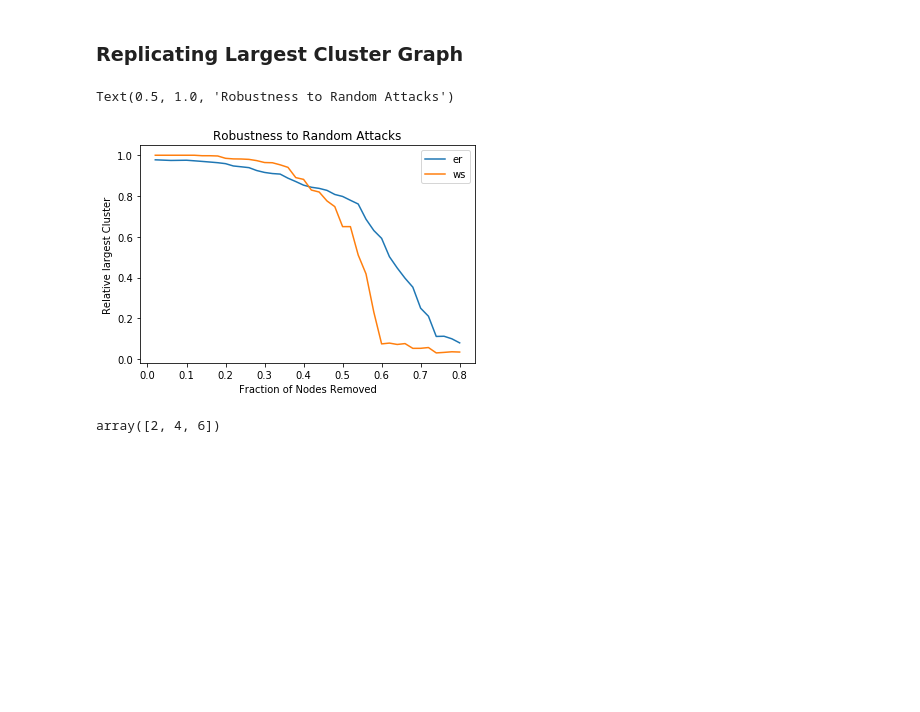
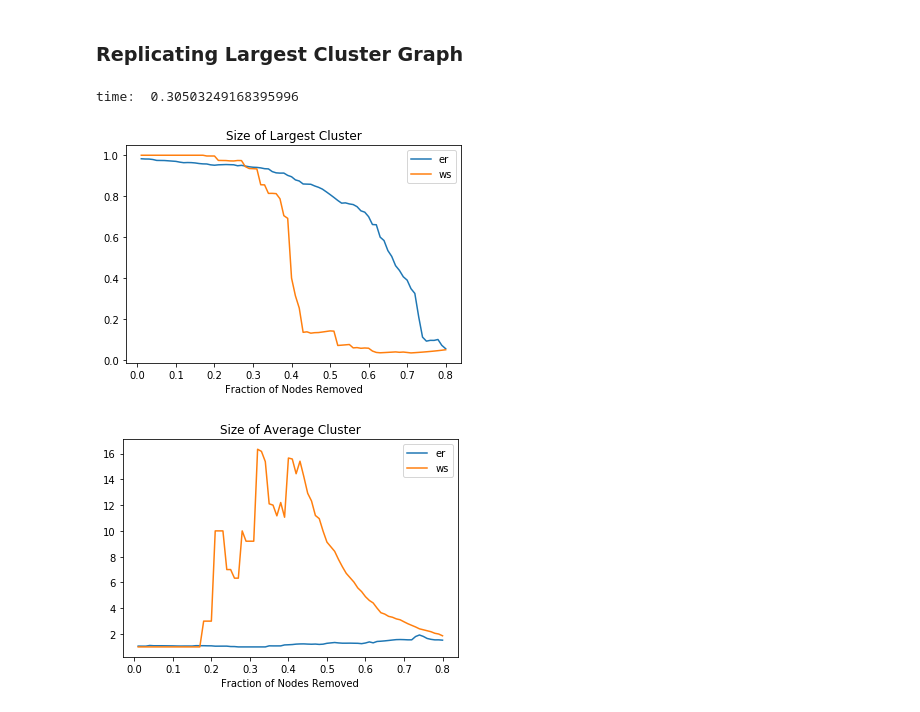
Before and after one commit to davidt315/complex_graph_robustness, a Jupyter notebook: code/sandbox_notebook_will.ipynb, the cells around one changed output. Drawn from its saved outputs; the diff is of its cells as text; code cells hidden in the pictures; blank space fills up the shorter version.

```diff
--- a/code/sandbox_notebook_will.ipynb
+++ b/code/sandbox_notebook_will.ipynb
@@ -127,35 +147,50 @@ step=.02
 size = int(.8/step)
 fr = np.linspace(1,size,size)*step
 # %%
-er_cluster = []
-ws_cluster = []
+import time
+er_max = []
+er_avg = []
+ws_max = []
+ws_avg = []
+
 
 ER = nx.gnm_random_graph(n, m)
 WS = nx.watts_strogatz_graph(n, k, p_WS)
 
-
-for i in range(size):
-
-
+t0 = time.time()
+for i in fr:
     #remove nodes
     random_attack(ER, int(step*n))
     random_attack(WS, int(step*n))
-#     print(len(ER.nodes()), len(WS.nodes()))
 
-    #add largest relative cluster
-    er_cluster.append(largest_cluster(ER))
-    ws_cluster.append(largest_cluster(WS))
+    #calculate cluster properties
+    erl, era = clusters(ER)
+    wsl, wsa = clusters(WS)
+
+
+    #add cluster properties
+    er_max.append(erl)
+    er_avg.append(era)
+    ws_max.append(wsl)
+    ws_avg.append(wsa)
+print("time: ", time.time() - t0)
+# %% [output]
+time:  0.30503249168395996
 # %%
-plt.plot(fr, er_cluster)
-plt.plot(fr, ws_cluster)
+plt.plot(fr, er_max)
+plt.plot(fr, ws_max)
 plt.legend(['er', 'ws'])
 plt.xlabel("Fraction of Nodes Removed")
-plt.ylabel("Relative largest Cluster")
-plt.title("Robustness to Random Attacks")
+plt.title("Size of Largest Cluster")
+plt.show()
+
+plt.figure()
+plt.plot(fr, er_avg)
+plt.plot(fr, ws_avg)
+plt.legend(['er', 'ws'])
+plt.xlabel("Fraction of Nodes Removed")
+plt.title("Size of Average Cluster")
+plt.show()
 # %% [output]
-Text(0.5, 1.0, 'Robustness to Random Attacks')
-[figure, old version]
+[figure, new version]
+[figure, added]
-# %%
-np.array([1,2,3]) + np.array([1,2,3])
-# %% [output]
-array([2, 4, 6])
```
Also changed, not shown: parts of 4 cells of this notebook, 1 other file.
